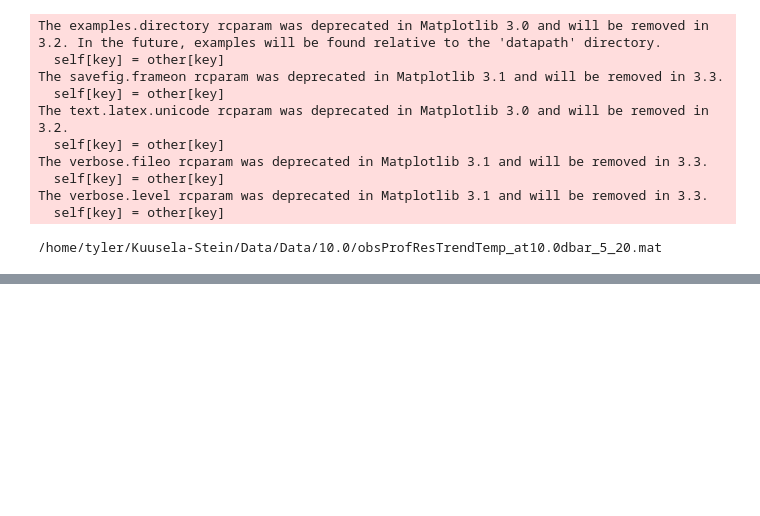
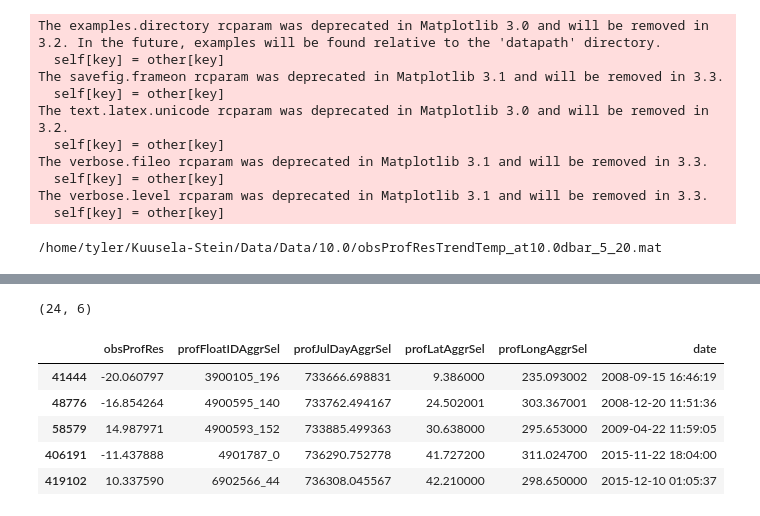
Before and after one commit to tylertucker202/argo-database, a Jupyter notebook: gridding/find-and-filter-outliers.ipynb, the cells around one changed output, grey strips where cells are left out. Cells and saved outputs as stored; diff of their text form; code cells hidden in the pictures; blank space fills up the shorter version.

```diff
--- a/gridding/find-and-filter-outliers.ipynb
+++ b/gridding/find-and-filter-outliers.ipynb
@@ -54,3 +67,18 @@ for file in files:
+# %%
+# find highest residuals
+suspectDf = matDf[abs(matDf['obsProfRes']) > 10]
+suspectProfs = suspectDf['profFloatIDAggrSel'].tolist()
+suspectProfs =  [x.replace(' ', '') for x in suspectDf]
+print(suspectDf.shape)
+suspectDf.head()
+# %% [output]
+(24, 6)
+|  | obsProfRes | profFloatIDAggrSel | profJulDayAggrSel | profLatAggrSel | profLongAggrSel | date |
+| 41444 | -20.060797 | 3900105_196 | 733666.698831 | 9.386000 | 235.093002 | 2008-09-15 16:46:19 |
+| 48776 | -16.854264 | 4900595_140 | 733762.494167 | 24.502001 | 303.367001 | 2008-12-20 11:51:36 |
+| 58579 | 14.987971 | 4900593_152 | 733885.499363 | 30.638000 | 295.653000 | 2009-04-22 11:59:05 |
+| 406191 | -11.437888 | 4901787_0 | 736290.752778 | 41.727200 | 311.024700 | 2015-11-22 18:04:00 |
+| 419102 | 10.337590 | 6902566_44 | 736308.045567 | 42.210000 | 298.650000 | 2015-12-10 01:05:37 |
 # %%
 def detect_outlier(res, threshold):
     outliers=[]
```
Also changed, not shown: parts of 17 cells of this notebook, 1 other file.
